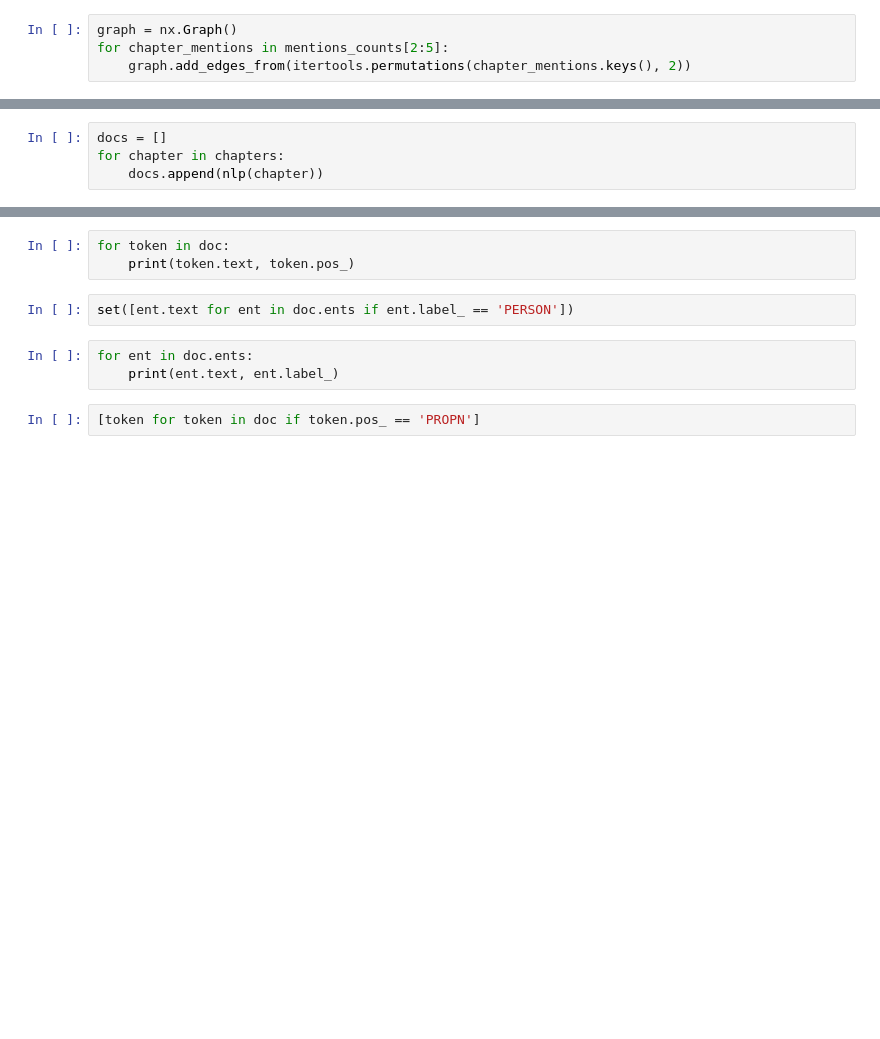
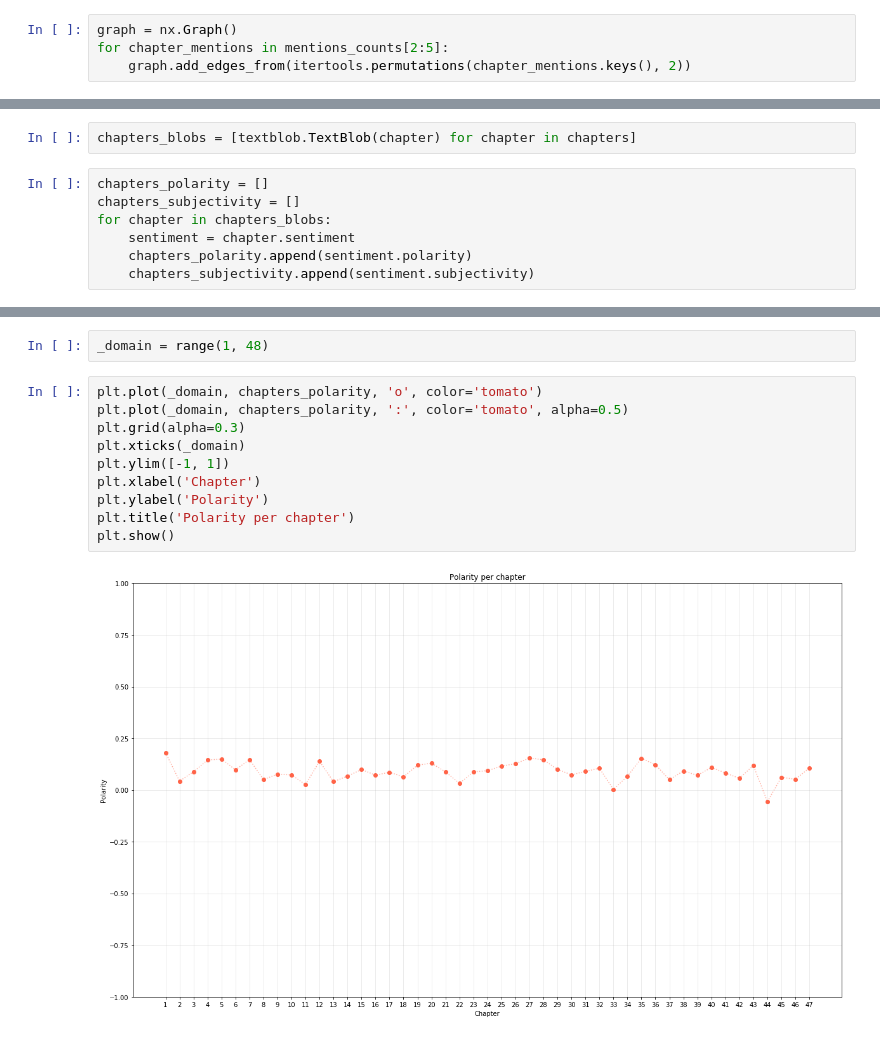
Before and after one commit to Nummulit/unstructured-data, a Jupyter notebook: assignment5/Novel analysis.ipynb, the cells around one changed output, grey strips where cells are left out. Saved outputs shown, nothing was run; the diff lists cells and outputs as text; blank space fills up the shorter version.

```diff
--- a/assignment5/Novel analysis.ipynb
+++ b/assignment5/Novel analysis.ipynb
@@ -172,5 +182,10 @@ nx.draw(graph,
 # %%
-docs = []
-for chapter in chapters:
-    docs.append(nlp(chapter))
+chapters_blobs = [textblob.TextBlob(chapter) for chapter in chapters]
+# %%
+chapters_polarity = []
+chapters_subjectivity = []
+for chapter in chapters_blobs:
+    sentiment = chapter.sentiment
+    chapters_polarity.append(sentiment.polarity)
+    chapters_subjectivity.append(sentiment.subjectivity)
 # %% [markdown]
@@ -190,10 +193,14 @@ import collections
-# %%
-for token in doc:
-    print(token.text, token.pos_)
-# %%
-set([ent.text for ent in doc.ents if ent.label_ == 'PERSON'])
-# %%
-for ent in doc.ents:
-    print(ent.text, ent.label_)
-# %%
-[token for token in doc if token.pos_ == 'PROPN']
+# %%
+_domain = range(1, 48)
+# %%
+plt.plot(_domain, chapters_polarity, 'o', color='tomato')
+plt.plot(_domain, chapters_polarity, ':', color='tomato', alpha=0.5)
+plt.grid(alpha=0.3)
+plt.xticks(_domain)
+plt.ylim([-1, 1])
+plt.xlabel('Chapter')
+plt.ylabel('Polarity')
+plt.title('Polarity per chapter')
+plt.show()
+# %% [output]
+[figure, added]
```
Also changed, not shown: parts of 16 cells of this notebook.
